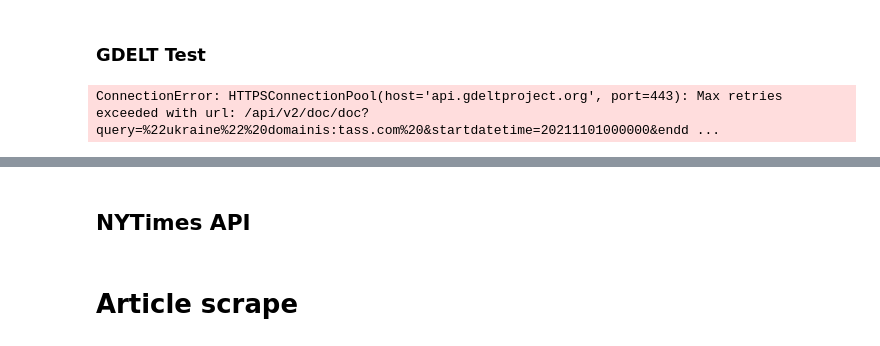
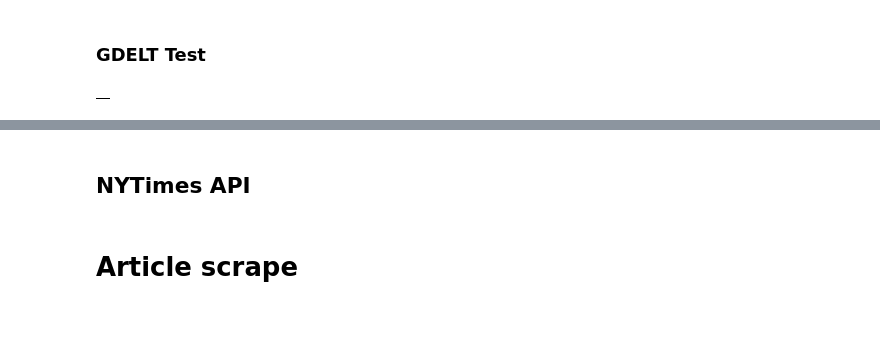
Before and after one commit to eelegiap/ukraine-media-CSLI, a Jupyter notebook: scrapeData.ipynb, the cells around one changed output, grey strips where cells are left out. Saved outputs shown, nothing was run; the diff lists cells and outputs as text; code cells hidden in the pictures; blank space fills up the shorter version.

```diff
--- a/scrapeData.ipynb
+++ b/scrapeData.ipynb
@@ -18,20 +18,20 @@ def fmt(p,n=4):
     return '{0:.{1}f}'.format(p, n)
 # %% [markdown]
 ### GDELT Test
-# %%
-newsOutlet = 'tass.com'
-f = Filters(
-    keyword = "ukraine",
-    start_date = '2021-11-01',
-    end_date = '2021-11-30',
-    domain_exact = newsOutlet,
-    num_records = 250
-)
-
-gd = GdeltDoc()
-
-# Search for articles matching the filters
-articles = gd.article_search(f)
-articles.head()
-# %% [output]
-ConnectionError: HTTPSConnectionPool(host='api.gdeltproject.org', port=443): Max retries exceeded with url: /api/v2/doc/doc?query=%22ukraine%22%20domainis:tass.com%20&startdatetime=20211101000000&endd ...
+# %%
+newsOutlet = 'pbsnews.com'
+start_date, end_date = ("2022-01-01", "2022-03-15")
+f = Filters(
+    keyword = "ukraine",
+    start_date = start_date,
+    end_date = end_date,
+    domain_exact = newsOutlet,
+    num_records = 250
+)
+
+gd = GdeltDoc()
+
+articles = gd.article_search(f)
+articles.head()
+# %% [output]
+|  |
```
Also changed, not shown: parts of 9 cells of this notebook, 25 other files.
